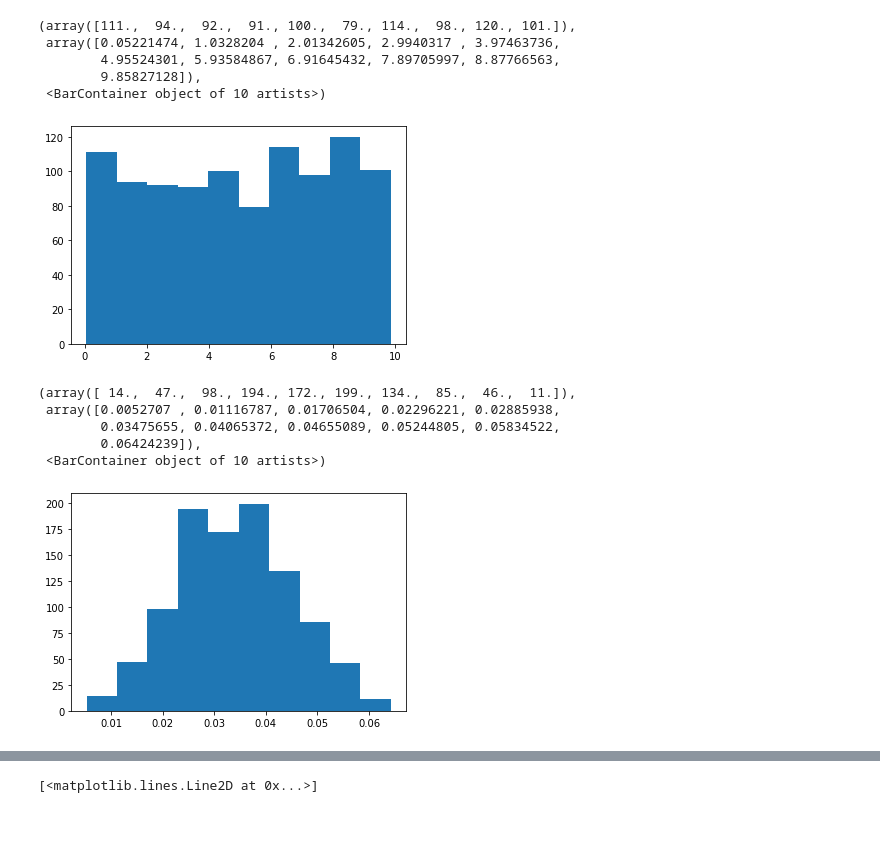
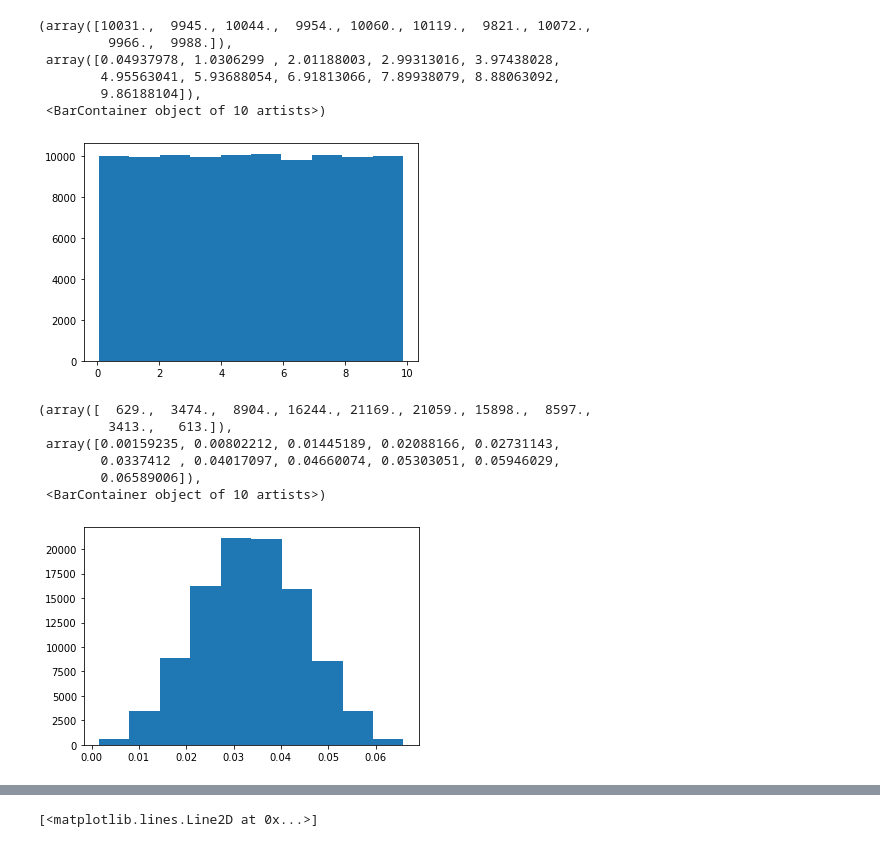
Before and after one commit to carothersresearch/ODBM, a Jupyter notebook: buildModelFromExcel.ipynb, the cells around one changed output, grey strips where cells are left out. Saved outputs shown, nothing was run; the diff lists cells and outputs as text; code cells hidden in the pictures.

```diff
--- a/buildModelFromExcel.ipynb
+++ b/buildModelFromExcel.ipynb
@@ -39,26 +43,28 @@ for k,v in solubilities.items():
 serine_mw = 105.09
 malate_mw = 134.0874
 # %%
-N = 1000
+N = 100000
 serine = {'SERINE':np.random.uniform(solubilities['Serine']/100, solubilities['Serine']*2, N)}
 plt.hist(serine.values())
 # %% [output]
-(array([111.,  94.,  92.,  91., 100.,  79., 114.,  98., 120., 101.]),
- array([0.05221474, 1.0328204 , 2.01342605, 2.9940317 , 3.97463736,
-        4.95524301, 5.93584867, 6.91645432, 7.89705997, 8.87766563,
-        9.85827128]),
+(array([10031.,  9945., 10044.,  9954., 10060., 10119.,  9821., 10072.,
+         9966.,  9988.]),
+ array([0.04937978, 1.0306299 , 2.01188003, 2.99313016, 3.97438028,
+        4.95563041, 5.93688054, 6.91813066, 7.89938079, 8.88063092,
+        9.86188104]),
  <BarContainer object of 10 artists>)
-[figure, old version]
+[figure, new version]
 # %%
 enzymeC = {k:v for k,v in zip(['Sda','PCX','Mdh'], [np.random.uniform(expression_limit/225, expression_limit/2.25, N) for i in range(3)])}
 plt.hist(np.array(list(enzymeC.values())).sum(axis = 0))
 # %% [output]
-(array([ 14.,  47.,  98., 194., 172., 199., 134.,  85.,  46.,  11.]),
- array([0.0052707 , 0.01116787, 0.01706504, 0.02296221, 0.02885938,
-        0.03475655, 0.04065372, 0.04655089, 0.05244805, 0.05834522,
-        0.06424239]),
+(array([  629.,  3474.,  8904., 16244., 21169., 21059., 15898.,  8597.,
+         3413.,   613.]),
+ array([0.00159235, 0.00802212, 0.01445189, 0.02088166, 0.02731143,
+        0.0337412 , 0.04017097, 0.04660074, 0.05303051, 0.05946029,
+        0.06589006]),
  <BarContainer object of 10 artists>)
-[figure, old version]
+[figure, new version]
 # %%
 sdaV = list(map(lambda x:x.upper(),model_species[['Sda' in s for s in model_species['Label']]]['Label']))[:4]
 pcxV = list(map(lambda x:x.upper(),model_species[['PCX' in s for s in model_species['Label']]]['Label']))[:4]
```
Also changed, not shown: parts of 11 cells of this notebook, 1 other file.
